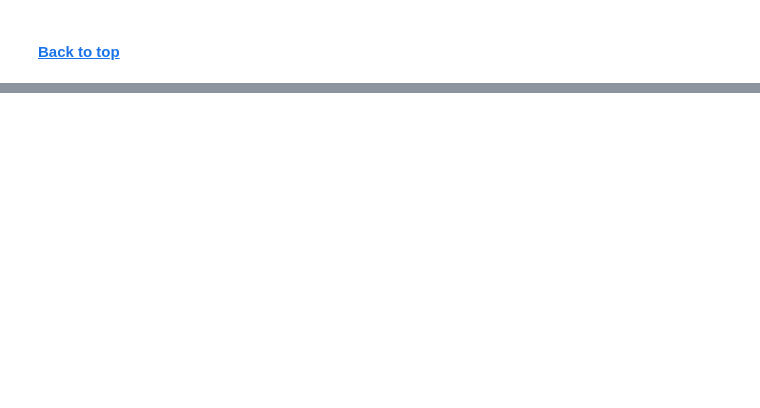
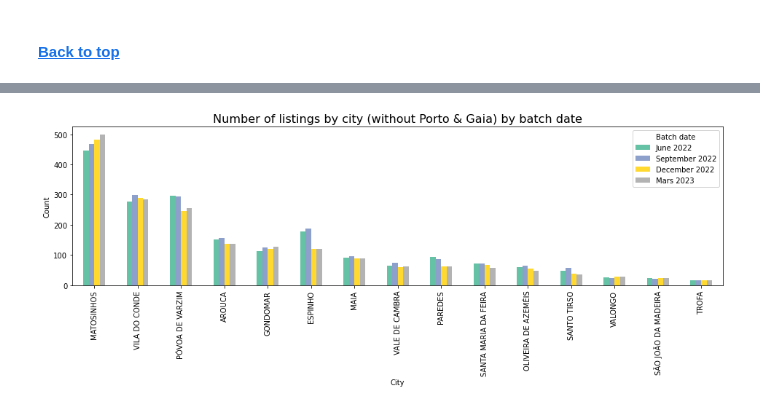
Before and after one commit to bruno-f7s/portfolio, a Jupyter notebook: airbnb-porto-2023/airbnb-porto-2023-eda.ipynb, the cells around one changed output, grey strips where cells are left out. Saved outputs shown, nothing was run; the diff lists cells and outputs as text; code cells hidden in the pictures; blank space fills up the shorter version.

```diff
--- a/airbnb-porto-2023/airbnb-porto-2023-eda.ipynb
+++ b/airbnb-porto-2023/airbnb-porto-2023-eda.ipynb
@@ -337,0 +481,13 @@ In this section I looked at the distribution of some features, calculated some i
+# %%
+# Plot the 1st bar chat
+ax = value_counts_by_city[~value_counts_by_city.index.isin(["PORTO","VILA NOVA DE GAIA"])].plot.bar(figsize=(16,4), legend=True, cmap='Set2')
+
+ax.set_title("Number of listings by city (without Porto & Gaia) by batch date", fontsize=16)
+ax.set_xlabel("City")
+ax.set_ylabel("Count")
+
+plt.legend(title="Batch date")
+
+plt.show()
+# %% [output]
+[figure, added]
```
Also changed, not shown: parts of 52 cells of this notebook.
